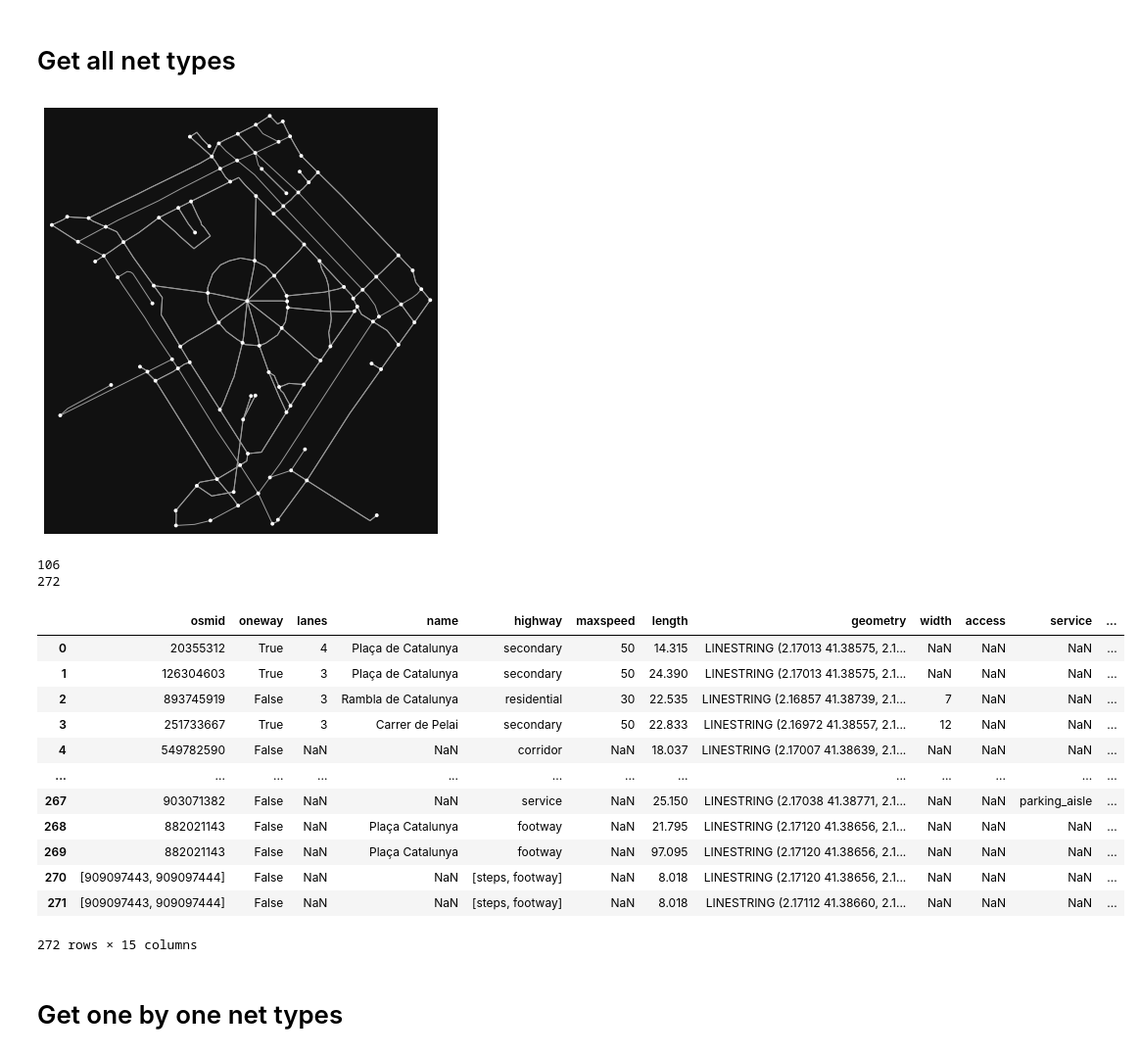
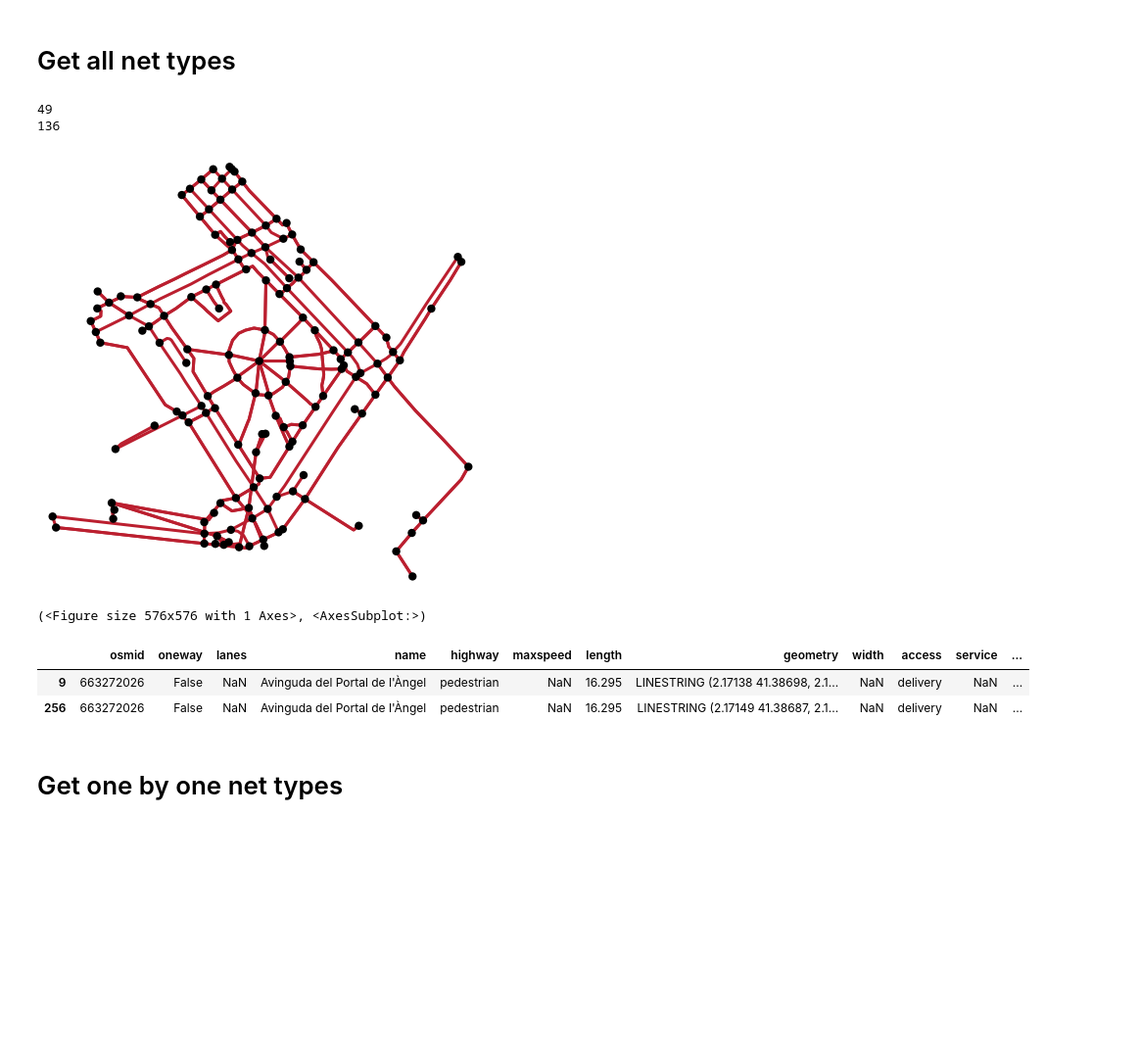
Before and after one commit to mrceresa/iper, a Jupyter notebook: examples/SAR-COV2/Mobility Jupyter Files/OSMnx/Join_graphs.ipynb, the cells around one changed output. Shown at 98% size. Drawn from its saved outputs; the diff is of its cells as text; code cells hidden in the pictures; blank space fills up the shorter version.

```diff
--- a/examples/SAR-COV2/Mobility Jupyter Files/OSMnx/Join_graphs.ipynb
+++ b/examples/SAR-COV2/Mobility Jupyter Files/OSMnx/Join_graphs.ipynb
@@ -15,11 +15,13 @@ ox.config(use_cache=True)
 # %% [markdown]
 # Get all net types
 # %%
-G = ox.graph_from_address('Plaça Catalunya, Barcelona, Spain', dist = 150, network_type = 'all')
-ox.plot_graph(G)
+G = ox.graph_from_address('Plaça Catalunya, Barcelona, Spain', dist = 100, network_type = 'drive')
+#G_w = ox.graph_from_address('Plaça Catalunya, Barcelona, Spain', dist = 200, network_type = 'walk')
+#G_c = ox.graph_from_address('Plaça Catalunya, Barcelona, Spain', dist = 200, network_type = 'drive')
+#G_b = ox.graph_from_address('Plaça Catalunya, Barcelona, Spain', dist = 200, network_type = 'bike')
+#ox.plot_graph(G,bgcolor='w', edge_color= 'r', node_color = 'black')
 print(len(G.nodes))
 print(len(G.edges))
 # %% [output]
-[figure, removed]
-106
-272
+49
+136
@@ -26,20 +30,16 @@ print(len(G.edges))
+# %%
+ox.plot_graph(G,bgcolor='w', edge_color= '#bb1f2f', node_color = 'k', node_size = 70, edge_linewidth = 3)
+# %% [output]
+[figure, added]
+(<Figure size 576x576 with 1 Axes>, <AxesSubplot:>)
 # %%
 nodes, edges = ox.graph_to_gdfs(G)
-edges.loc[edges['key'] == 0]
+edges
+(edges.loc[edges['highway'] = 'footway'])
 # %% [output]
 |  | osmid | oneway | lanes | name | highway | maxspeed | length | geometry | width | access | service | ... |
-| 0 | 20355312 | True | 4 | Plaça de Catalunya | secondary | 50 | 14.315 | LINESTRING (2.17013 41.38575, 2.1... | NaN | NaN | NaN | ... |
-| 1 | 126304603 | True | 3 | Plaça de Catalunya | secondary | 50 | 24.390 | LINESTRING (2.17013 41.38575, 2.1... | NaN | NaN | NaN | ... |
-| 2 | 893745919 | False | 3 | Rambla de Catalunya | residential | 30 | 22.535 | LINESTRING (2.16857 41.38739, 2.1... | 7 | NaN | NaN | ... |
-| 3 | 251733667 | True | 3 | Carrer de Pelai | secondary | 50 | 22.833 | LINESTRING (2.16972 41.38557, 2.1... | 12 | NaN | NaN | ... |
-| 4 | 549782590 | False | NaN | NaN | corridor | NaN | 18.037 | LINESTRING (2.17007 41.38639, 2.1... | NaN | NaN | NaN | ... |
-| ... | ... | ... | ... | ... | ... | ... | ... | ... | ... | ... | ... | ... |
-| 267 | 903071382 | False | NaN | NaN | service | NaN | 25.150 | LINESTRING (2.17038 41.38771, 2.1... | NaN | NaN | parking_aisle | ... |
-| 268 | 882021143 | False | NaN | Plaça Catalunya | footway | NaN | 21.795 | LINESTRING (2.17120 41.38656, 2.1... | NaN | NaN | NaN | ... |
-| 269 | 882021143 | False | NaN | Plaça Catalunya | footway | NaN | 97.095 | LINESTRING (2.17120 41.38656, 2.1... | NaN | NaN | NaN | ... |
-| 270 | [909097443, 909097444] | False | NaN | NaN | [steps, footway] | NaN | 8.018 | LINESTRING (2.17120 41.38656, 2.1... | NaN | NaN | NaN | ... |
-| 271 | [909097443, 909097444] | False | NaN | NaN | [steps, footway] | NaN | 8.018 | LINESTRING (2.17112 41.38660, 2.1... | NaN | NaN | NaN | ... |
+| 9 | 663272026 | False | NaN | Avinguda del Portal de l'Àngel | pedestrian | NaN | 16.295 | LINESTRING (2.17138 41.38698, 2.1... | NaN | delivery | NaN | ... |
+| 256 | 663272026 | False | NaN | Avinguda del Portal de l'Àngel | pedestrian | NaN | 16.295 | LINESTRING (2.17149 41.38687, 2.1... | NaN | delivery | NaN | ... |
-272 rows × 15 columns
 # %% [markdown]
 # Get one by one net types
 # %% [markdown]
```
Also changed, not shown: parts of 5 cells of this notebook, 5 other files.
